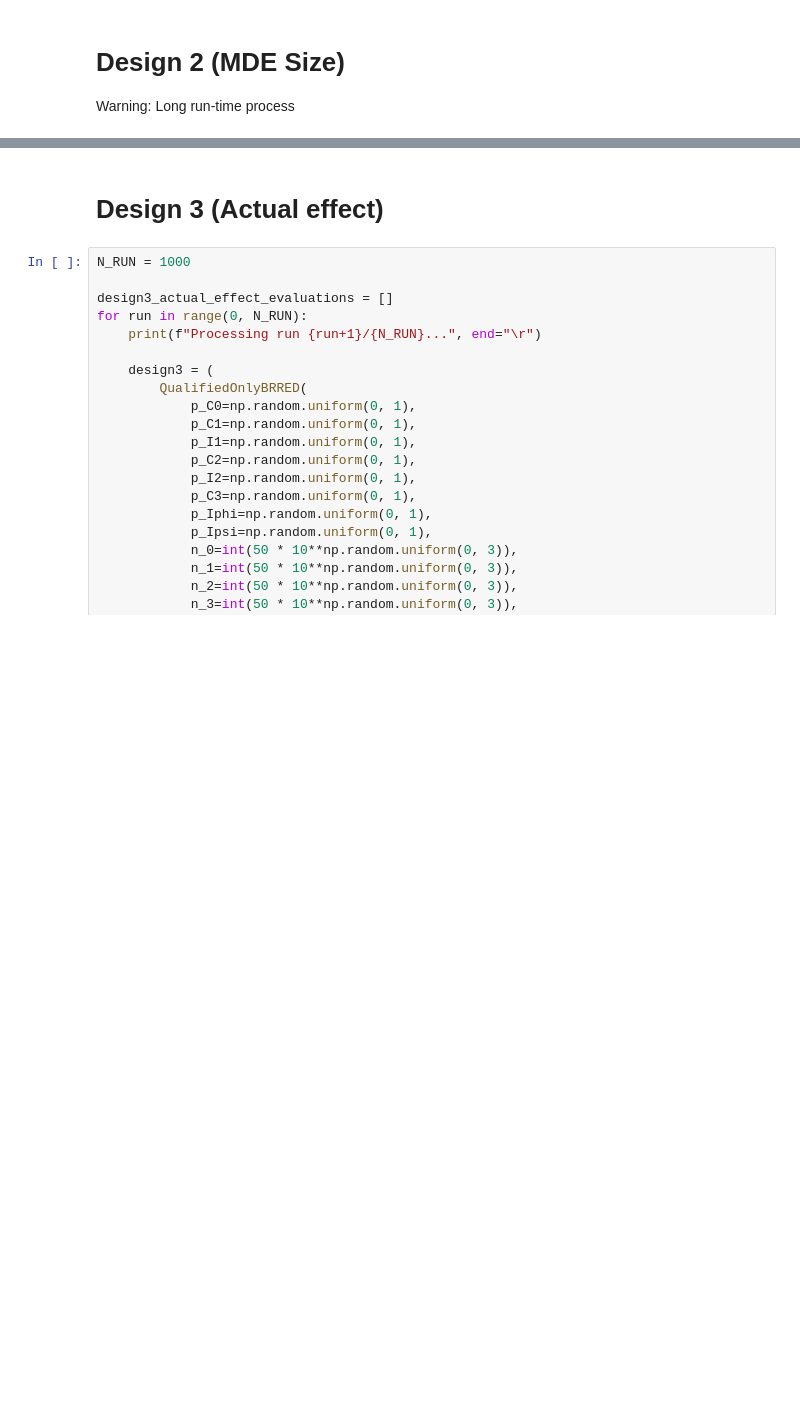
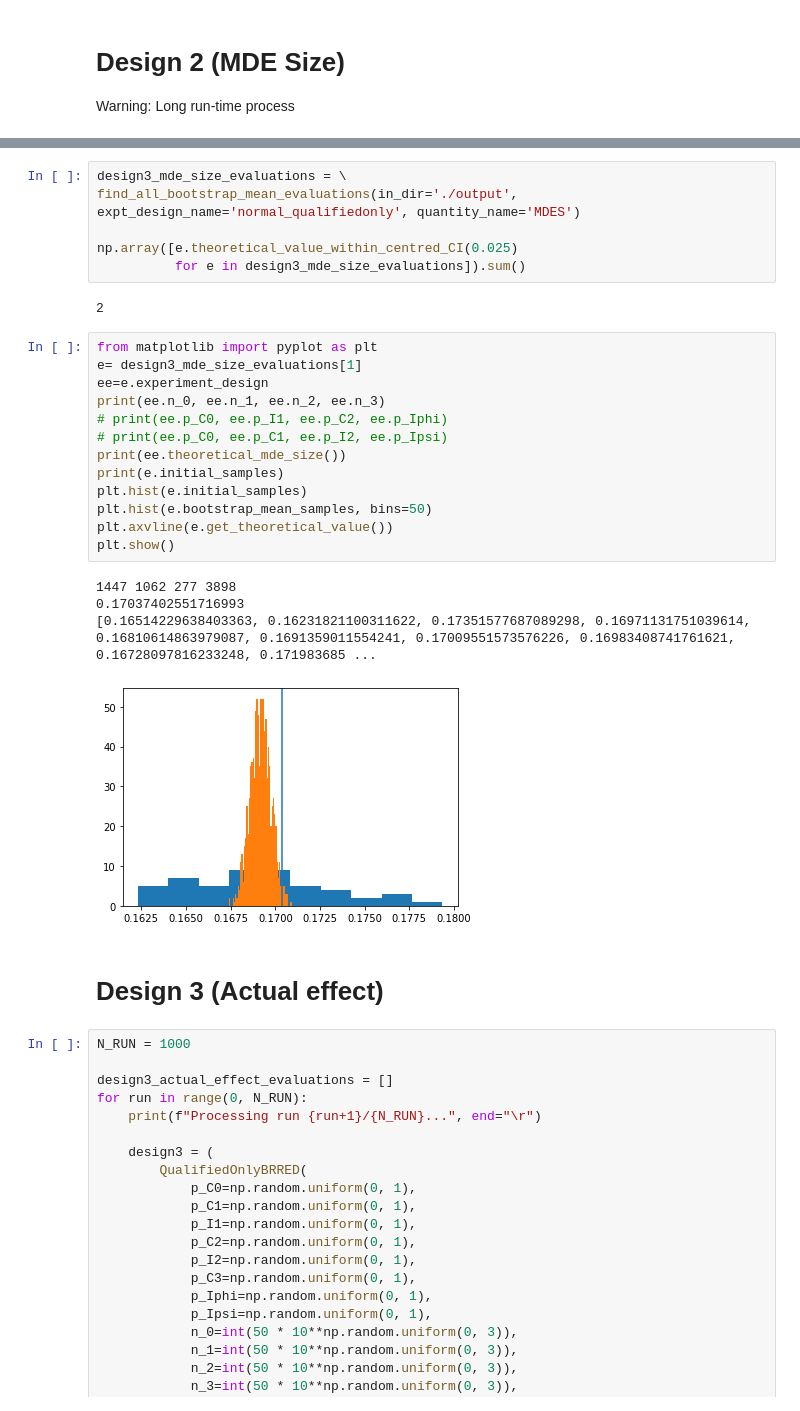
Before and after one commit to liuchbryan/experiment_design_evaluation, a Jupyter notebook: evaluate_theoretical_values.ipynb, the cells around one changed output, grey strips where cells are left out. Cells and saved outputs as stored; diff of their text form; blank space fills up the shorter version.

Commit message:
Normal assumption quantities, sampler, evaluator, scripts, etc.

```diff
--- a/evaluate_theoretical_values.ipynb
+++ b/evaluate_theoretical_values.ipynb
@@ -107,3 +121,29 @@ save_evaluation_collection(design2_mde_size_evaluations,
+# %%
+design3_mde_size_evaluations = \
+find_all_bootstrap_mean_evaluations(in_dir='./output', expt_design_name='normal_qualifiedonly', quantity_name='MDES')
+
+np.array([e.theoretical_value_within_centred_CI(0.025)
+          for e in design3_mde_size_evaluations]).sum()
+# %% [output]
+2
+# %%
+from matplotlib import pyplot as plt
+e= design3_mde_size_evaluations[1]
+ee=e.experiment_design
+print(ee.n_0, ee.n_1, ee.n_2, ee.n_3)
+# print(ee.p_C0, ee.p_I1, ee.p_C2, ee.p_Iphi)
+# print(ee.p_C0, ee.p_C1, ee.p_I2, ee.p_Ipsi)
+print(ee.theoretical_mde_size())
+print(e.initial_samples)
+plt.hist(e.initial_samples)
+plt.hist(e.bootstrap_mean_samples, bins=50)
+plt.axvline(e.get_theoretical_value())
+plt.show()
+# %% [output]
+1447 1062 277 3898
+0.17037402551716993
+[0.16514229638403363, 0.16231821100311622, 0.17351577687089298, 0.16971131751039614, 0.16810614863979087, 0.1691359011554241, 0.17009551573576226, 0.16983408741761621, 0.16728097816233248, 0.171983685 ...
+[figure, added]
 # %% [markdown]
 # Design 3 (Actual effect)
 # %%
```
Also changed, not shown: parts of 25 cells of this notebook, 10 other files.
